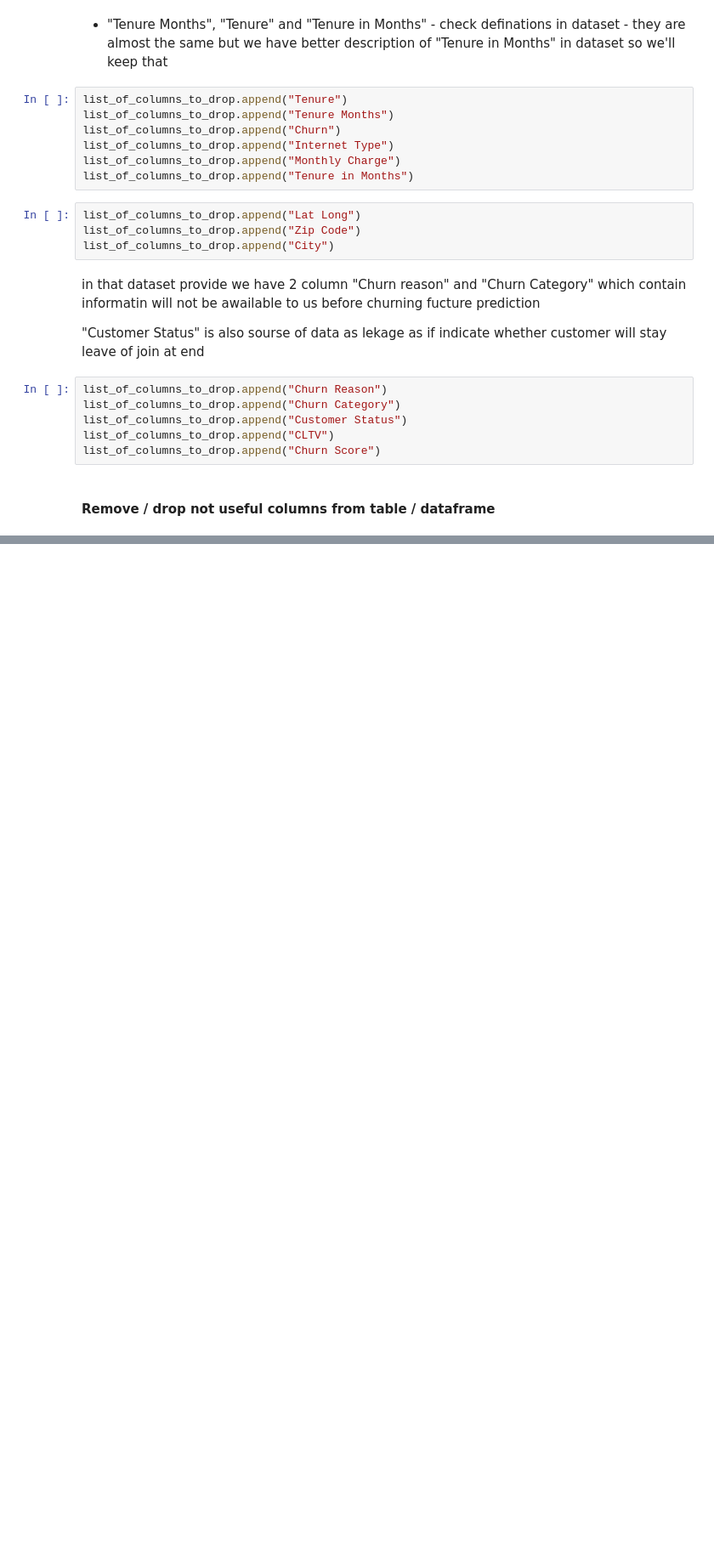
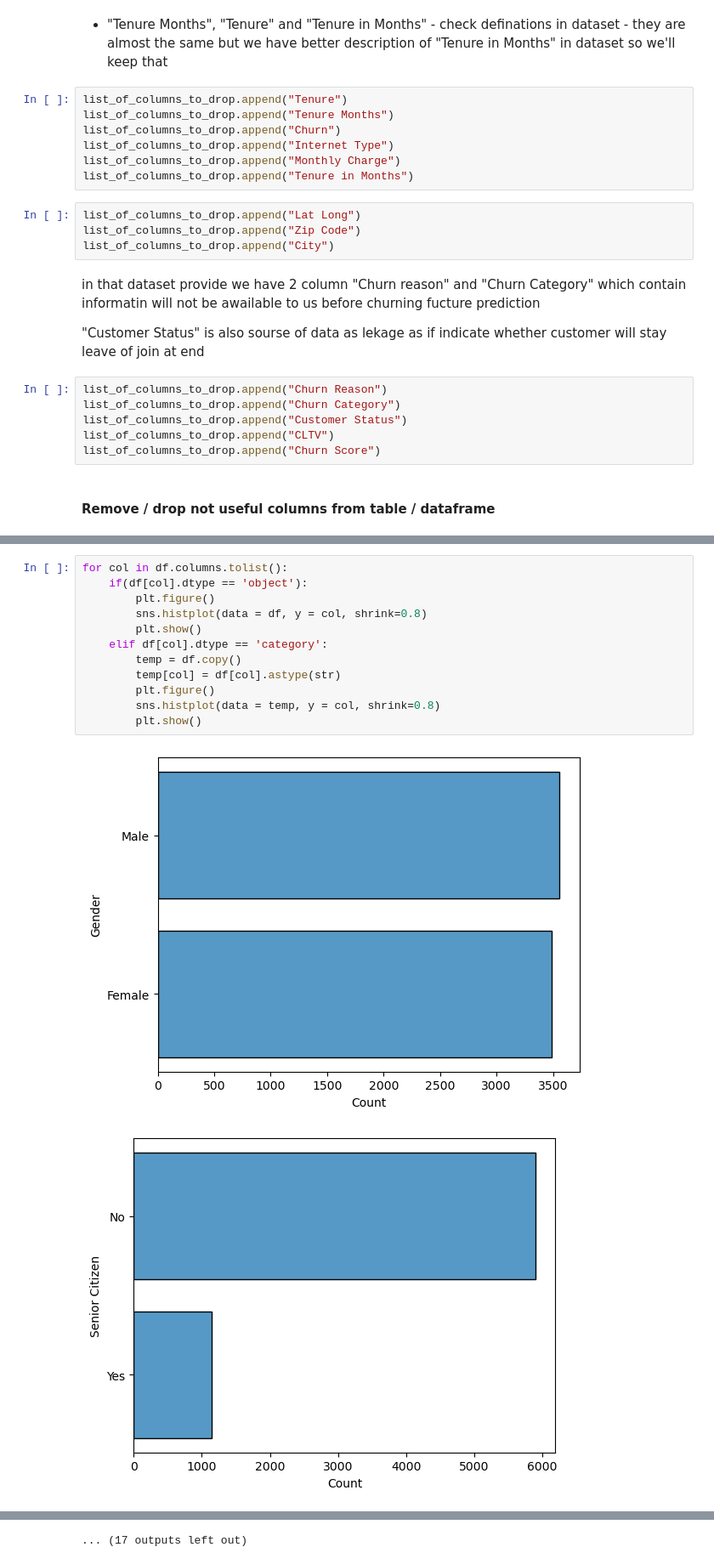
Before and after one commit to sanketmahadik666/Churnprediction, a Jupyter notebook: Customer_Churn_Prediction_FIXED.ipynb, the cells around one changed output, grey strips where cells are left out. Shown at 85% size. Saved outputs shown, nothing was run; the diff lists cells and outputs as text; blank space fills up the shorter version.

```diff
--- a/Customer_Churn_Prediction_FIXED.ipynb
+++ b/Customer_Churn_Prediction_FIXED.ipynb
@@ -562,0 +618,15 @@ KeyError: "['Churn Lable', 'Locaiton ID'] not found in axis"
+# %%
+for col in df.columns.tolist():
+    if(df[col].dtype == 'object'):
+        plt.figure()
+        sns.histplot(data = df, y = col, shrink=0.8)
+        plt.show()
+    elif df[col].dtype == 'category':
+        temp = df.copy()
+        temp[col] = df[col].astype(str)
+        plt.figure()
+        sns.histplot(data = temp, y = col, shrink=0.8)
+        plt.show()
+# %% [output]
+[figure, added]
+[figure, added]
@@ -562,0 +643 @@ KeyError: "['Churn Lable', 'Locaiton ID'] not found in axis"
+... (17 outputs left out)
```
Also changed, not shown: parts of 24 cells of this notebook.
